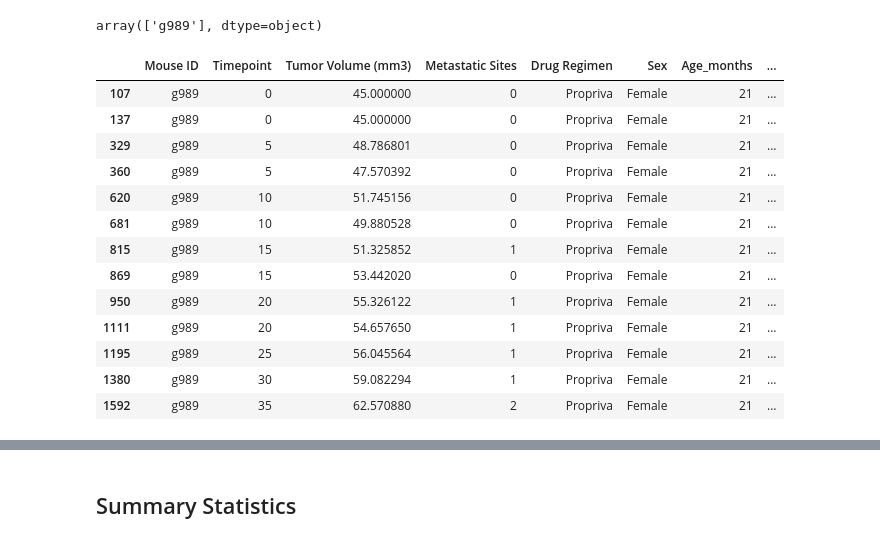
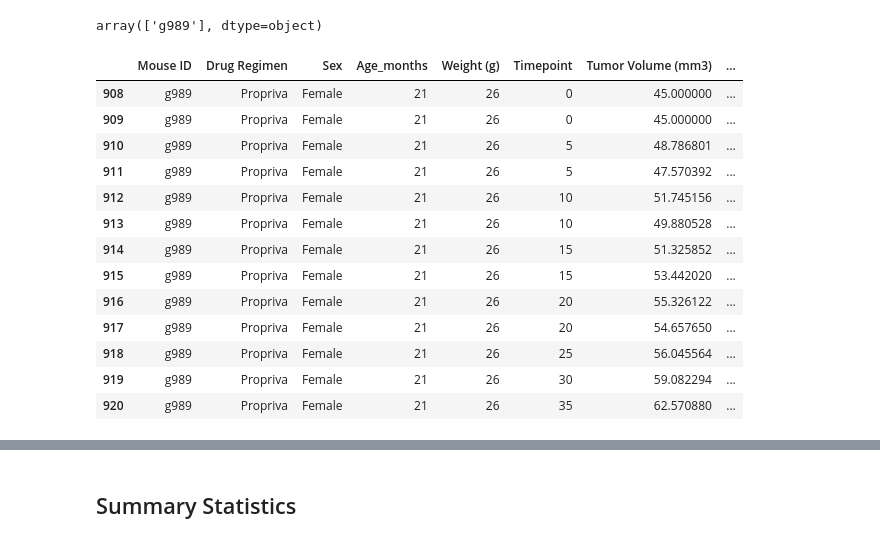
Before and after one commit to matanick1/Jupyter-notebook-Pymaceuticals, a Jupyter notebook: Pymaceuticals Starter Code/pymaceuticals_working.ipynb, the cells around one changed output, grey strips where cells are left out. Saved outputs shown, nothing was run; the diff lists cells and outputs as text; code cells hidden in the pictures.

```diff
--- a/Pymaceuticals Starter Code/pymaceuticals_working.ipynb
+++ b/Pymaceuticals Starter Code/pymaceuticals_working.ipynb
@@ -54,20 +63,22 @@ combined_data.loc[combined_data.duplicated(subset=["Mouse ID", "Timepoint"]),"Mo
 array(['g989'], dtype=object)
 # %%
 # Optional: Get all the data for the duplicate mouse ID.
+dupicated_mice_id = combined_data.loc[combined_data["Mouse ID"] == "g989"]
+dupicated_mice_id
 # %% [output]
-|  | Mouse ID | Timepoint | Tumor Volume (mm3) | Metastatic Sites | Drug Regimen | Sex | Age_months | ... |
-| 107 | g989 | 0 | 45.000000 | 0 | Propriva | Female | 21 | ... |
-| 137 | g989 | 0 | 45.000000 | 0 | Propriva | Female | 21 | ... |
-| 329 | g989 | 5 | 48.786801 | 0 | Propriva | Female | 21 | ... |
-| 360 | g989 | 5 | 47.570392 | 0 | Propriva | Female | 21 | ... |
-| 620 | g989 | 10 | 51.745156 | 0 | Propriva | Female | 21 | ... |
-| 681 | g989 | 10 | 49.880528 | 0 | Propriva | Female | 21 | ... |
-| 815 | g989 | 15 | 51.325852 | 1 | Propriva | Female | 21 | ... |
-| 869 | g989 | 15 | 53.442020 | 0 | Propriva | Female | 21 | ... |
-| 950 | g989 | 20 | 55.326122 | 1 | Propriva | Female | 21 | ... |
-| 1111 | g989 | 20 | 54.657650 | 1 | Propriva | Female | 21 | ... |
-| 1195 | g989 | 25 | 56.045564 | 1 | Propriva | Female | 21 | ... |
-| 1380 | g989 | 30 | 59.082294 | 1 | Propriva | Female | 21 | ... |
-| 1592 | g989 | 35 | 62.570880 | 2 | Propriva | Female | 21 | ... |
+|  | Mouse ID | Drug Regimen | Sex | Age_months | Weight (g) | Timepoint | Tumor Volume (mm3) | ... |
+| 908 | g989 | Propriva | Female | 21 | 26 | 0 | 45.000000 | ... |
+| 909 | g989 | Propriva | Female | 21 | 26 | 0 | 45.000000 | ... |
+| 910 | g989 | Propriva | Female | 21 | 26 | 5 | 48.786801 | ... |
+| 911 | g989 | Propriva | Female | 21 | 26 | 5 | 47.570392 | ... |
+| 912 | g989 | Propriva | Female | 21 | 26 | 10 | 51.745156 | ... |
+| 913 | g989 | Propriva | Female | 21 | 26 | 10 | 49.880528 | ... |
+| 914 | g989 | Propriva | Female | 21 | 26 | 15 | 51.325852 | ... |
+| 915 | g989 | Propriva | Female | 21 | 26 | 15 | 53.442020 | ... |
+| 916 | g989 | Propriva | Female | 21 | 26 | 20 | 55.326122 | ... |
+| 917 | g989 | Propriva | Female | 21 | 26 | 20 | 54.657650 | ... |
+| 918 | g989 | Propriva | Female | 21 | 26 | 25 | 56.045564 | ... |
+| 919 | g989 | Propriva | Female | 21 | 26 | 30 | 59.082294 | ... |
+| 920 | g989 | Propriva | Female | 21 | 26 | 35 | 62.570880 | ... |
 # %%
 # Create a clean DataFrame by dropping the duplicate mouse by its ID.
```
Also changed, not shown: parts of 11 cells of this notebook.
